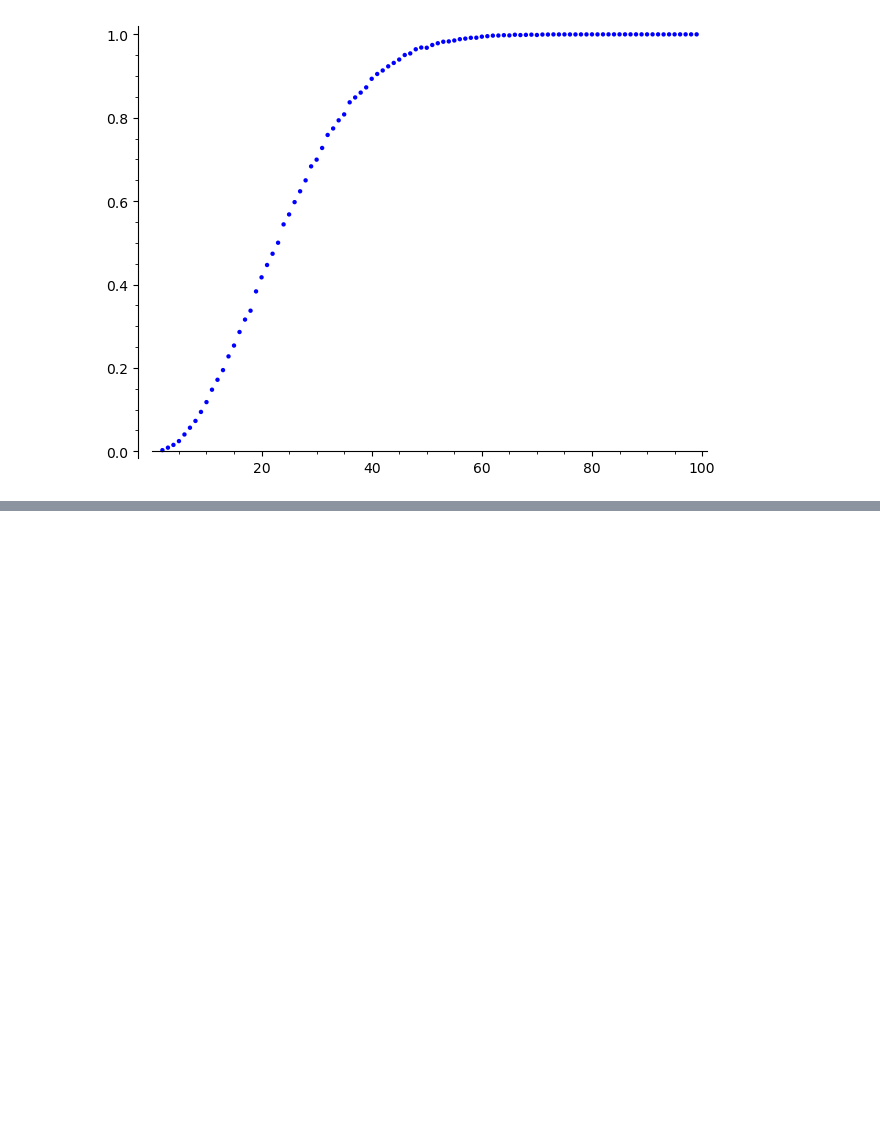
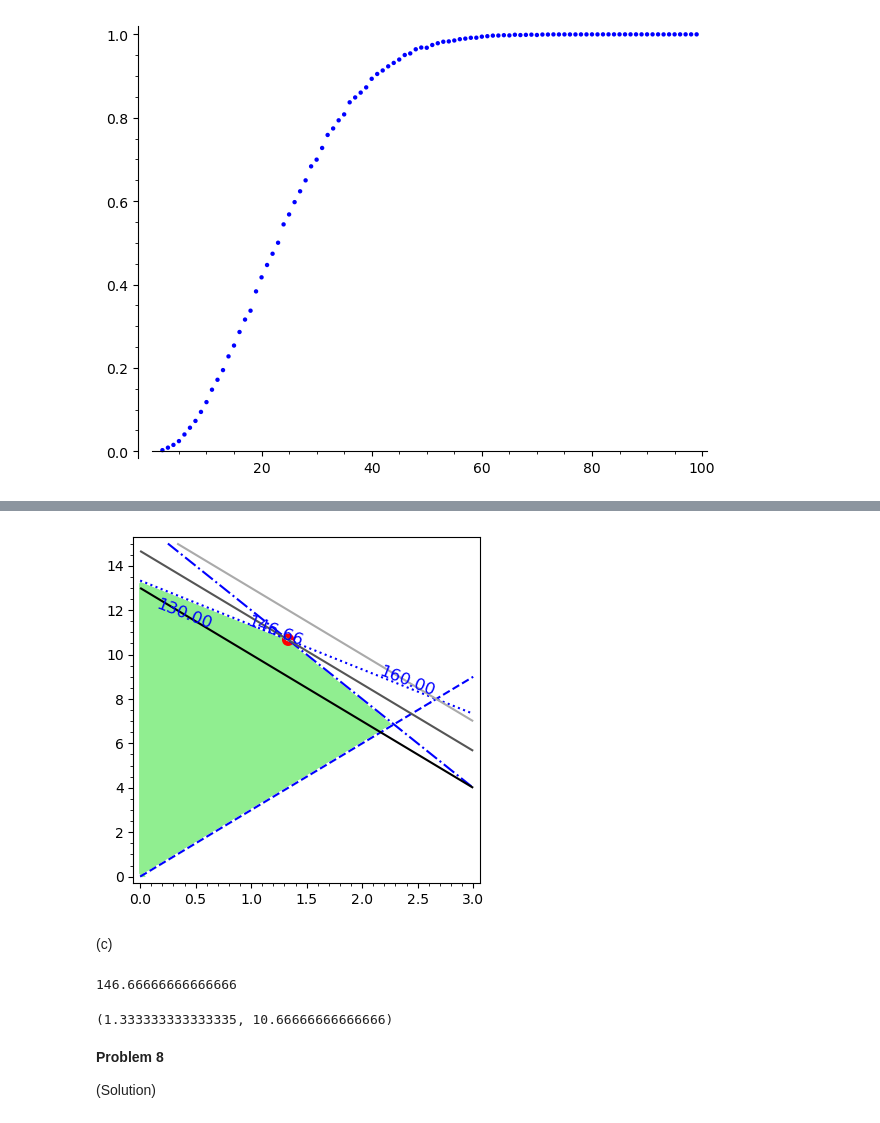
Before and after one commit to gzavlanis/Jupyter-files, a Jupyter notebook: revesion_exams.ipynb, the cells around one changed output, grey strips where cells are left out. Cells and saved outputs as stored; diff of their text form; code cells hidden in the pictures; blank space fills up the shorter version.

```diff
--- a/revesion_exams.ipynb
+++ b/revesion_exams.ipynb
@@ -642,0 +677,39 @@ points(data)
+# %%
+t, c = var('t, c')
+c1 = implicit_plot(6*t+3*c==40, (t, 0, 3), (c, 0, 15), linestyle = ':')
+c2 = implicit_plot(c-3*t==0, (t, 0, 3), (c, 0, 15), linestyle = '--')
+c3 = implicit_plot(t+c/4==4, (t, 0, 3), (c, 0, 15), linestyle = '-.')
+rp = region_plot([6*t+3*c <= 40, c-3*t >= 0, t+c/4 <= 4, t>= 0, c>=0], (t, 0, 3), (c, 0, 15), incol = 'lightgreen')
+cp = contour_plot(30*t+10*c, (t, 0, 3), (c, 0, 15), labels = True, fill = False, contours = [130, 146.66, 160], label_fontsize = 12)
+
+poi = point((4/3, 32/3), pointsize = 80, color = 'red', zorder = 1)
+show(rp+c1+c2+c3+cp+poi, aspect_ratio = 1/5)
+# %% [output]
+[figure, added]
+# %% [markdown]
+(c)
+# %%
+p = MixedIntegerLinearProgram(maximization = True)
+v = p.new_variable(real = True, nonnegative = True)
+t, c = v['t'], v['c']
+
+# Set the cost function
+p.set_objective(30*t+10*c)
+
+# and the constraints
+p.add_constraint(6*t+3*c<=40)
+p.add_constraint(c-3*t>=0)
+p.add_constraint(t+c/4<=4)
+
+# solution
+p.solve()
+# %% [output]
+146.66666666666666
+# %%
+p.get_values(t), p.get_values(c)
+# %% [output]
+(1.333333333333335, 10.66666666666666)
+# %% [markdown]
+**Problem 8**
+
+(Solution)
```
Also changed, not shown: parts of 3 cells of this notebook.
